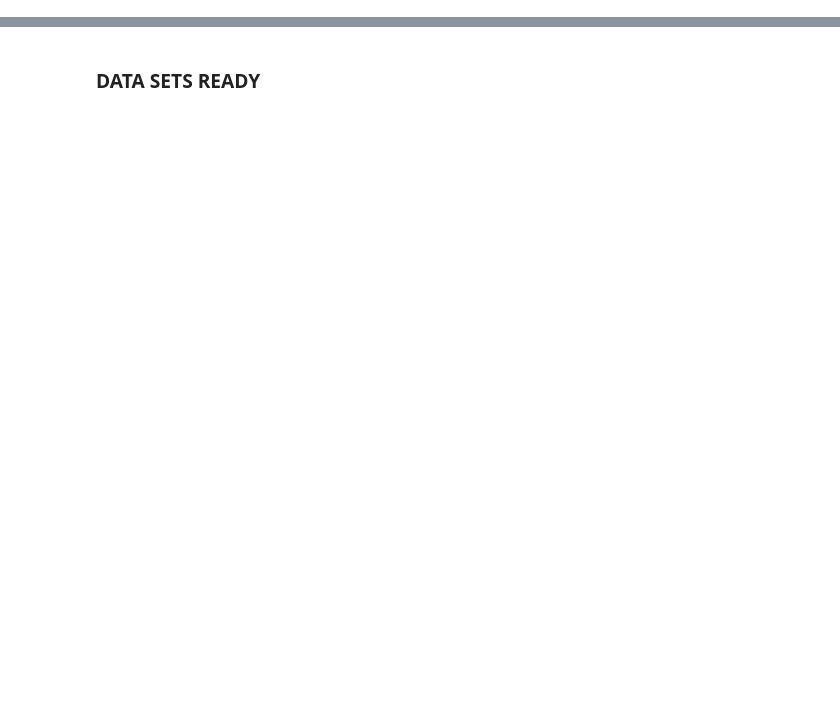
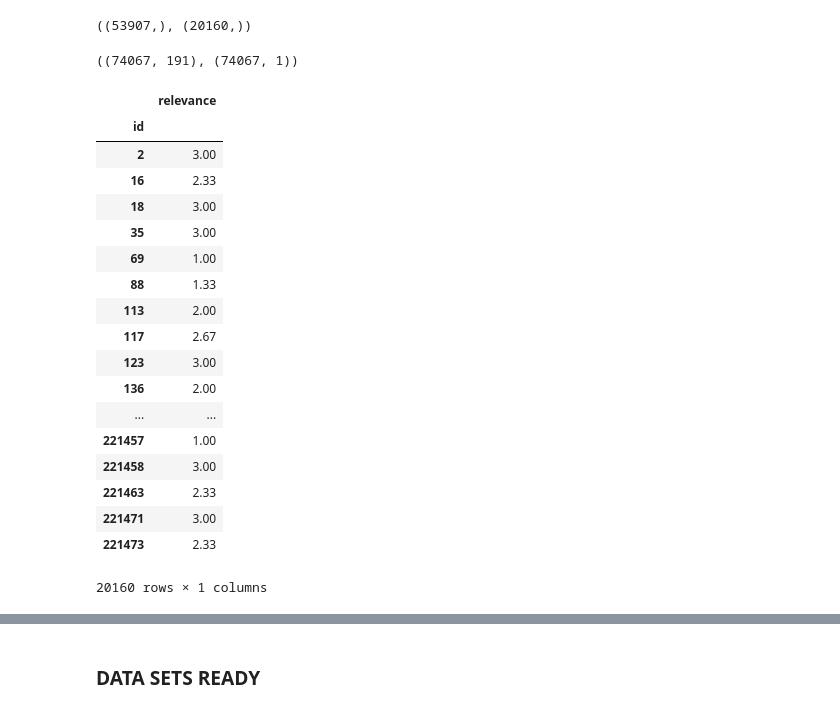
Before and after one commit to Bekbolatov/kaggle, a Jupyter notebook: events/hd/notebooks/features5_local.ipynb, the cells around one changed output, grey strips where cells are left out. Drawn from its saved outputs; the diff is of its cells as text; code cells hidden in the pictures; blank space fills up the shorter version.

```diff
--- a/events/hd/notebooks/features5_local.ipynb
+++ b/events/hd/notebooks/features5_local.ipynb
@@ -45,0 +48,16 @@ a_o.shape, a_brand.shape, a_other.shape, a_word_feat.shape, aa.shape, a_w2vdot.s
+# %%
+idx_train = pd.read_pickle(loc % 'LABELS_TRAIN.df')
+idx_test = pd.read_pickle(loc % 'LABELS_TEST.df')
+
+validation_idx = pd.read_csv(loc % 'valid_set.csv.gz', index_col= 'id').index
+train_idx = idx_train.index.difference(validation_idx)
+
+df_a = pd.DataFrame(a, index=idx_train.index)
+
+train_idx.shape, validation_idx.shape
+# %% [output]
+((53907,), (20160,))
+# %%
+a.shape, idx_train.shape
+# %% [output]
+((74067, 191), (74067, 1))
@@ -45,0 +70,25 @@ a_o.shape, a_brand.shape, a_other.shape, a_word_feat.shape, aa.shape, a_w2vdot.s
+# %%
+#df_training_alex.shape, df_validating_alex.shape
+#idx_train.loc[train_idx]
+#df_training_alex_label
+df_validating_alex_label
+# %% [output]
+|  | relevance |
+| id |  |
+| 2 | 3.00 |
+| 16 | 2.33 |
+| 18 | 3.00 |
+| 35 | 3.00 |
+| 69 | 1.00 |
+| 88 | 1.33 |
+| 113 | 2.00 |
+| 117 | 2.67 |
+| 123 | 3.00 |
+| 136 | 2.00 |
+| ... | ... |
+| 221457 | 1.00 |
+| 221458 | 3.00 |
+| 221463 | 2.33 |
+| 221471 | 3.00 |
+| 221473 | 2.33 |
+20160 rows × 1 columns
```
Also changed, not shown: parts of 26 cells of this notebook, 5 other files.
